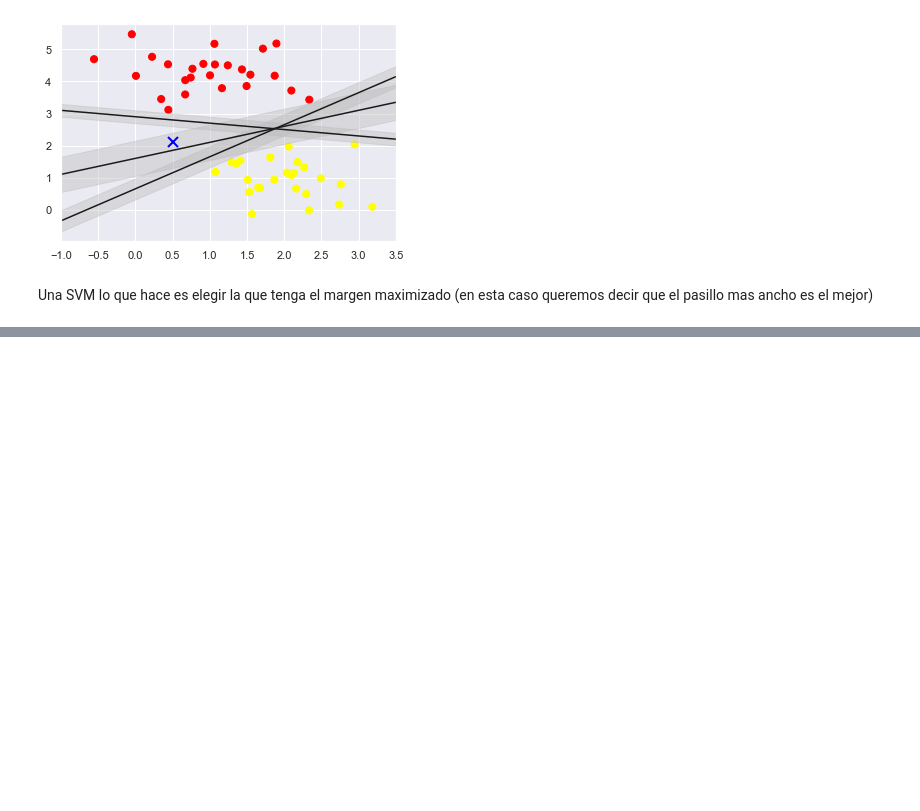
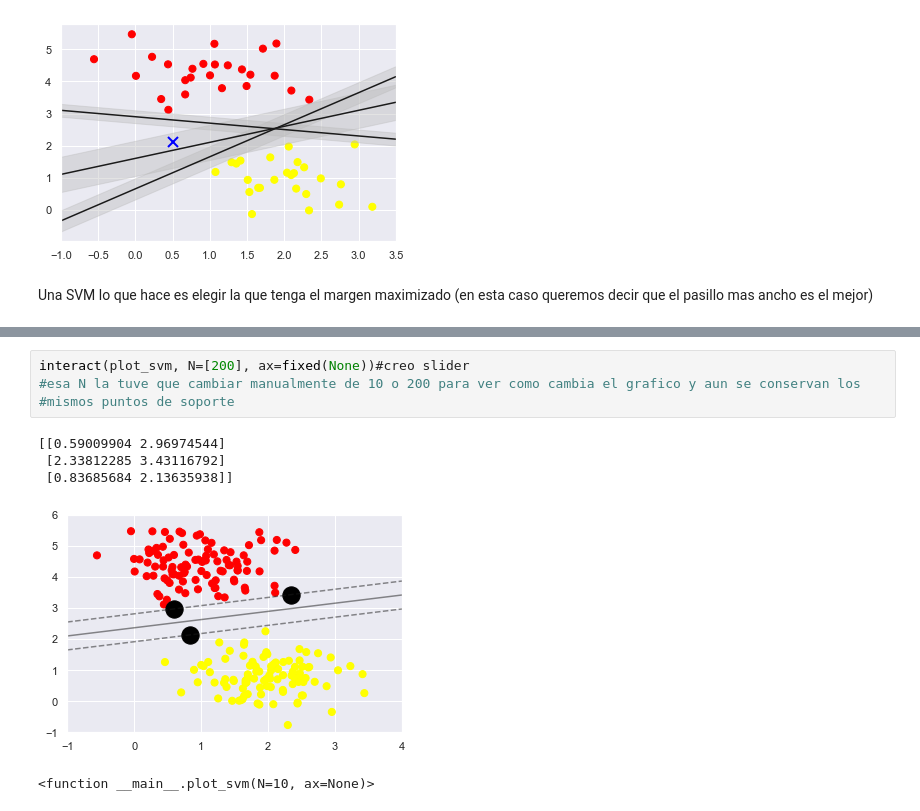
Before and after one commit to Karenahv/python-ml-curso, a Jupyter notebook: notebooks/T8 - 2 - SVM - Model.ipynb, the cells around one changed output, grey strips where cells are left out. Drawn from its saved outputs; the diff is of its cells as text; blank space fills up the shorter version.

```diff
--- a/notebooks/T8 - 2 - SVM - Model.ipynb
+++ b/notebooks/T8 - 2 - SVM - Model.ipynb
@@ -57,0 +143,10 @@ Una SVM lo que hace es elegir la que tenga el margen maximizado (en esta caso qu
+# %%
+interact(plot_svm, N=[200], ax=fixed(None))#creo slider
+#esa N la tuve que cambiar manualmente de 10 o 200 para ver como cambia el grafico y aun se conservan los
+#mismos puntos de soporte
+# %% [output]
+[[0.59009904 2.96974544]
+ [2.33812285 3.43116792]
+ [0.83685684 2.13635938]]
+[figure, added]
+<function __main__.plot_svm(N=10, ax=None)>
```
Also changed, not shown: parts of 10 cells of this notebook.
